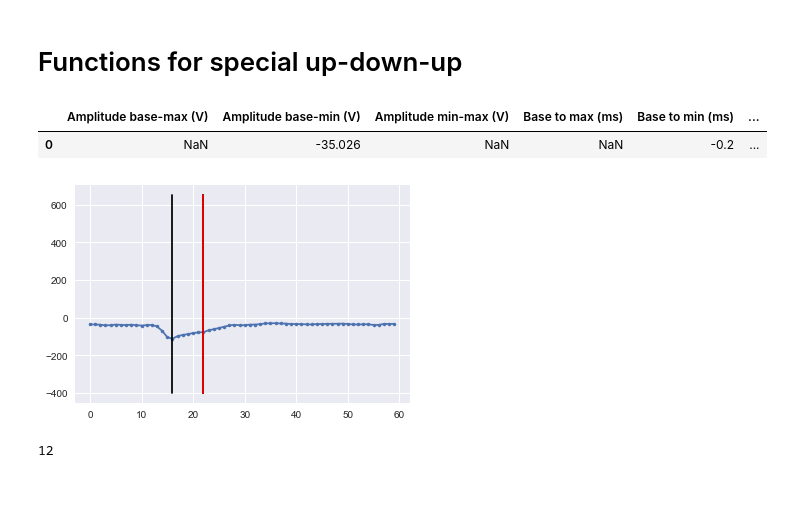
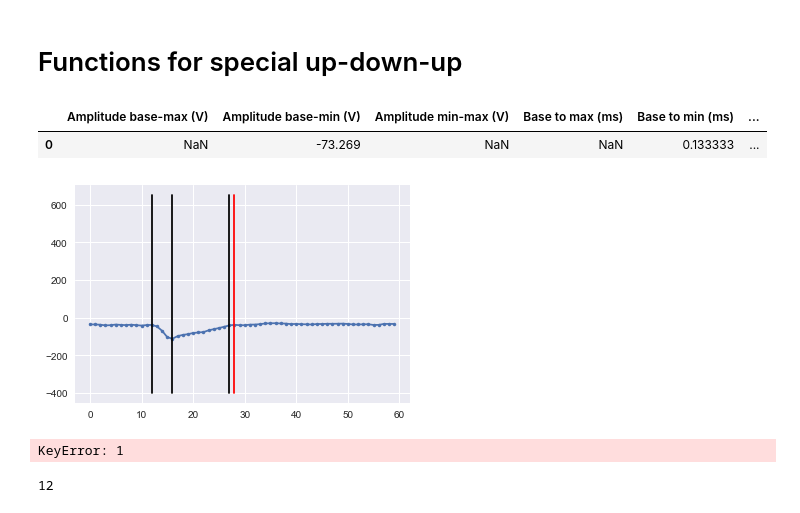
Before and after one commit to Ruairi-osul/ephys, a Jupyter notebook: mua_preprocess/notebooks/Tran waveform.ipynb, the cells around one changed output. Cells and saved outputs as stored; diff of their text form; code cells hidden in the pictures.

```diff
--- a/mua_preprocess/notebooks/Tran waveform.ipynb
+++ b/mua_preprocess/notebooks/Tran waveform.ipynb
@@ -228,21 +228,19 @@ def plot_waveform_when_no_min(fig_to_save, baseline, correct_chan, baseline_valu
 # Functions for down_up waveforms
 # %%
 def find_baseline_for_down_up(min_peak_time, from_start_to_min, correct_chan): #Method to find baseline is standardised for all types of waveforms
-    baseline_for_down_up = []
+    mean = np.mean(correct_chan['y_values'].iloc[:11])
+    std = np.std(correct_chan['y_values'].iloc[:11])
 
     '''
     Same as standard baseline except the value is the first point where there's a significant y-value DECREASE
     '''
 
     for time_point_for_down_up in from_start_to_min:
-        if np.absolute(correct_chan.loc[time_point_for_down_up][0]-correct_chan.loc[time_point_for_down_up-1][0])*3>np.absolute(correct_chan.loc[time_point_for_down_up+1][0])-np.absolute(correct_chan.loc[time_point_for_down_up][0])>np.absolute(correct_chan.loc[time_point_for_down_up][0]-correct_chan.loc[time_point_for_down_up-1][0]):
-            baseline_for_down_up.append(time_point_for_down_up)
-        else:
-            pass
-    return baseline_for_down_up
+        if np.absolute(correct_chan.loc[time_point_for_down_up][0]-mean)>3*std:
+            return time_point_for_down_up-1
 
 def find_return_point_for_down_up(min_peak_time, from_min_to_end, correct_chan):
-    baseline_value = correct_chan.loc[find_baseline_for_down_up(min_peak_time, from_start_to_min, correct_chan)[-1]][0]
+    baseline_value = correct_chan.loc[find_baseline_for_down_up(min_peak_time, from_start_to_min, correct_chan)][0]
 
     '''
     The time point just before the y-value becoming higher than baseline value (from the min peak)
@@ -321,7 +319,7 @@ def plot_special_waveform(fig_to_save, special_baseline, correct_chan, special_b
 
 #Category 1:
 if (max_value<50) or (correct_chan[:min_peak_time].max()[0]<50 and correct_chan[min_peak_time:].max()[0]>50):
-    baseline_for_down_up = baseline_algo_for_down_up(y=correct_chan['y_values'], lag=5, threshold=3.5, influence=0.5)
+    baseline_for_down_up = find_baseline_for_down_up(min_peak_time, from_start_to_min, correct_chan)
     baseline_value_for_down_up= correct_chan.loc[baseline_for_down_up][0]
     return_point_for_down_up = find_return_point_for_down_up(min_peak_time, from_min_to_end, correct_chan)
     data_table = pd.DataFrame({'Base to min (ms)':(min_peak_time-baseline_for_down_up)/30,
@@ -358,35 +356,39 @@ elif (correct_chan[:min_peak_time].max()[0])>50 and (correct_chan[min_peak_time:
     special_baseline_value = correct_chan.loc[special_baseline][0]
     special_return_point = find_special_return_point(small_peak_time, from_min_to_end, correct_chan)
     data_table = pd.DataFrame({'Base to min (ms)':(min_peak_time-special_baseline)/30,
                                'Base to max (ms)': np.nan,
                                'Return to base (ms)': (special_return_point-special_baseline)/30,
                                'Amplitude base-min (V)': min_value - special_baseline_value,
                                'Amplitude base-max (V)': small_peak_value - special_baseline_value,
                                'Amplitude min-max (V)':small_peak_value + np.absolute(min_value),
                               'spike_category': 'up_down_up'},
                               index=[0])
     plot_special_waveform(fig_to_save, special_baseline, correct_chan, special_baseline_value, special_return_point)
 
 #Category 4:
 else:
 
     baseline = baseline_algo(y=correct_chan['y_values'], lag=5, threshold=3.5, influence=0.3)
     baseline_value = correct_chan.loc[baseline][0]
     return_point = find_return_point(min_peak_time, from_min_to_end, correct_chan)
     data_table = pd.DataFrame({'Base to max (ms)':(max_peak_time-baseline)/30,
                                'Base to min (ms)':(min_peak_time-baseline)/30,
                                'Return to base (ms)':(return_point-baseline)/30,
                                'Amplitude base-max (V)':max_value - baseline_value,
                                'Amplitude min-max (V)':max_value + np.absolute(min_value),
                               'spike_category': 'up_down_up'}, index=[0])
 
     plot_waveform(fig_to_save, correct_chan, baseline, min_peak_time, baseline_value, return_point)
 
 data_table
 # %% [output]
 |  | Amplitude base-max (V) | Amplitude base-min (V) | Amplitude min-max (V) | Base to max (ms) | Base to min (ms) | ... |
-| 0 | NaN | -35.026 | NaN | NaN | -0.2 | ... |
+| 0 | NaN | -73.269 | NaN | NaN | 0.133333 | ... |
-[figure, old version]
+[figure, new version]
+# %%
+find_baseline_for_down_up(min_peak_time, from_start_to_min, correct_chan)
+# %% [output]
+KeyError: 1
 # %%
 correct_chan['y_values'][17]
 # %%
```
Also changed, not shown: parts of 1 cell of this notebook, 5 other files.
